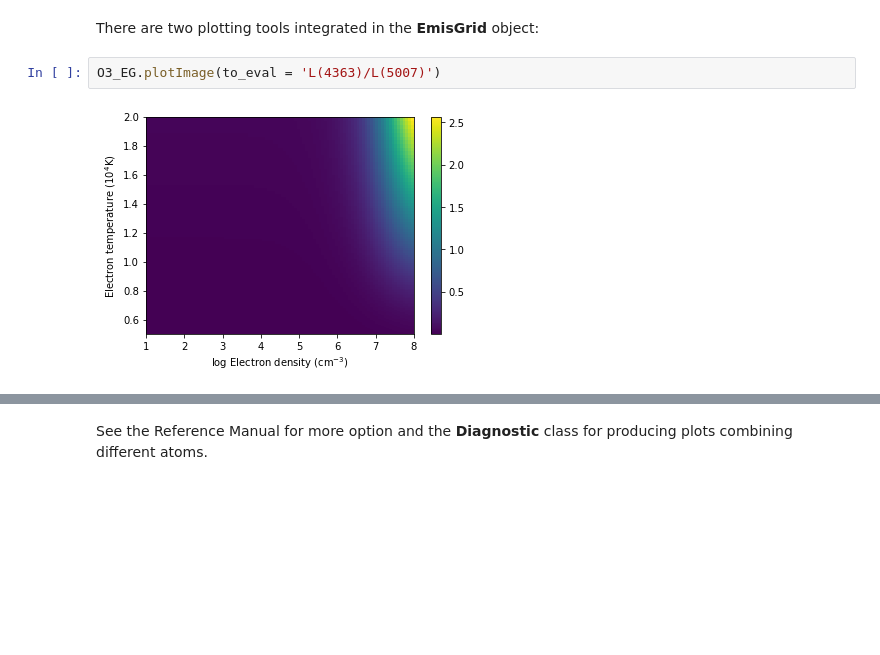
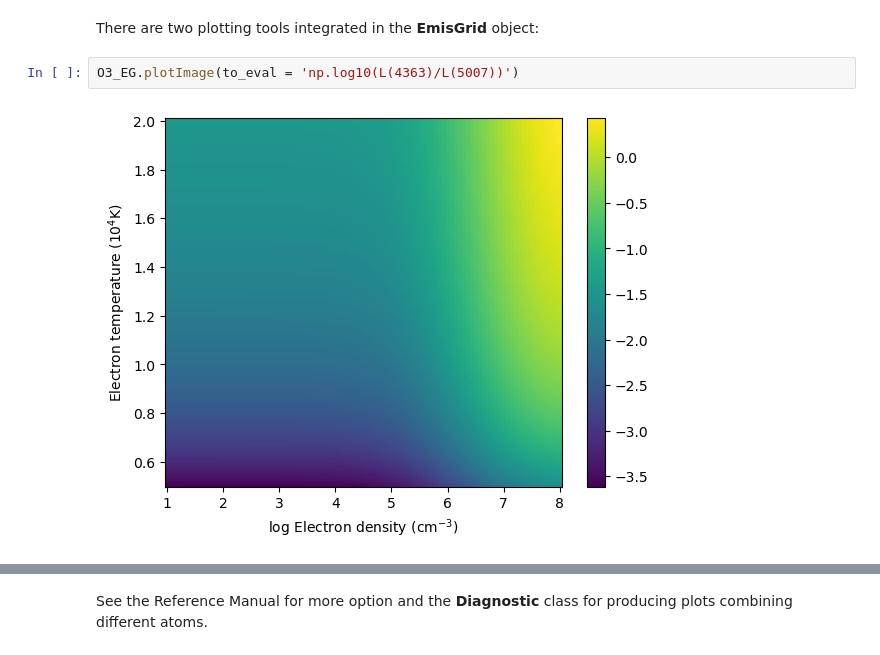
Before and after one commit to Morisset/PyNeb_devel, a Jupyter notebook: docs/Notebooks/PyNeb_manual_7.ipynb, the cells around one changed output, grey strips where cells are left out. Drawn from its saved outputs; the diff is of its cells as text; blank space fills up the shorter version.

```diff
--- a/docs/Notebooks/PyNeb_manual_7.ipynb
+++ b/docs/Notebooks/PyNeb_manual_7.ipynb
@@ -35,9 +34,9 @@ O3_Te = O3_EG.getGrid(to_eval = 'L(4363)/L(5007)')
 # %% [markdown]
 There are two plotting tools integrated in the __EmisGrid__ object:
 # %%
-O3_EG.plotImage(to_eval = 'L(4363)/L(5007)')
+O3_EG.plotImage(to_eval = 'np.log10(L(4363)/L(5007))')
 # %% [output]
-[figure, old version]
+[figure, new version]
 # %%
 f, ax = plt.subplots(figsize=(7,5))
 O3_EG.plotContours(to_eval = 'L(4363)/L(5007)', ax=ax)
```
Also changed, not shown: parts of 11 cells of this notebook, 16 other files.
